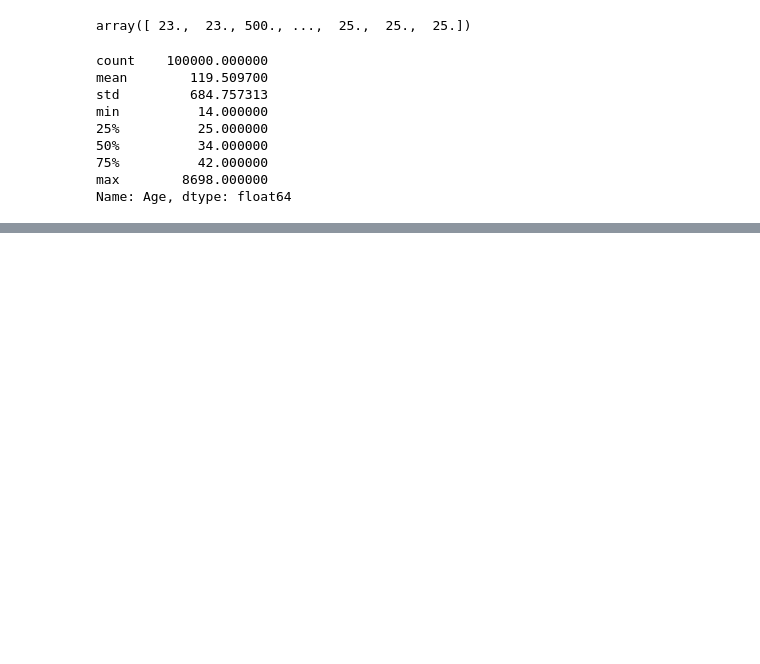
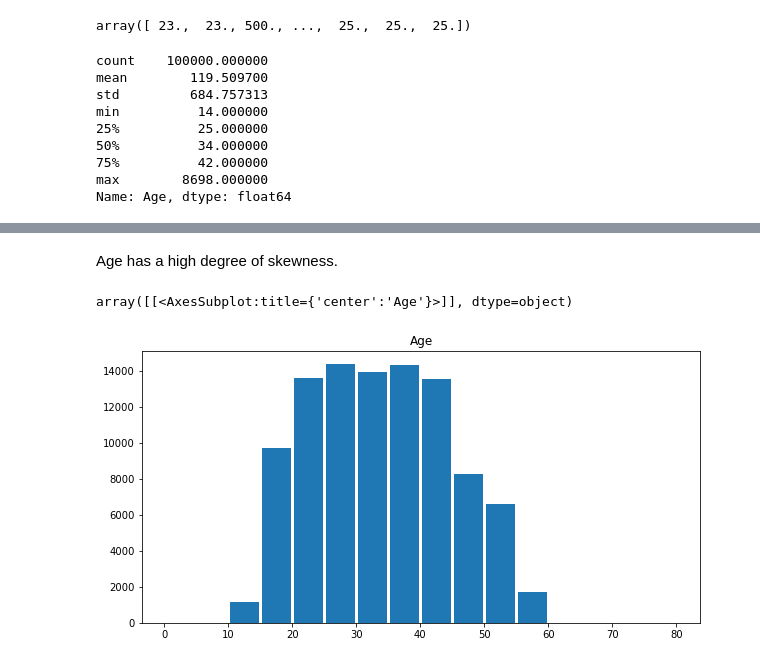
Before and after one commit to OlaJaglinska/Data-Science-Training, a Jupyter notebook: EDA/EDA.ipynb, the cells around one changed output, grey strips where cells are left out. Cells and saved outputs as stored; diff of their text form; code cells hidden in the pictures; blank space fills up the shorter version.

```diff
--- a/EDA/EDA.ipynb
+++ b/EDA/EDA.ipynb
@@ -318,0 +325,7 @@ df['Age'].plot.kde(ind=[-200,-150,-100,-50,0,50,100,150,200,250,300])
+# %% [markdown]
+Age has a high degree of skewness.
+# %%
+df.hist(column='Age', bins=[0,10,15,20,25,30,35,40,45,50,55,60,65,70,75,80],grid=False, figsize=(10,5), zorder=2, rwidth=0.9)
+# %% [output]
+array([[<AxesSubplot:title={'center':'Age'}>]], dtype=object)
+[figure, added]
```
Also changed, not shown: parts of 11 cells of this notebook.
